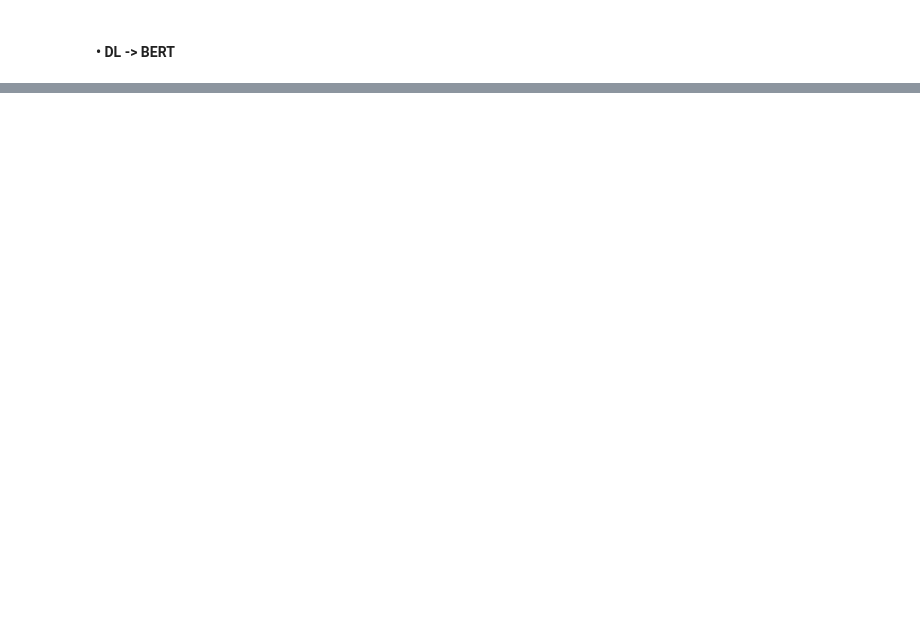
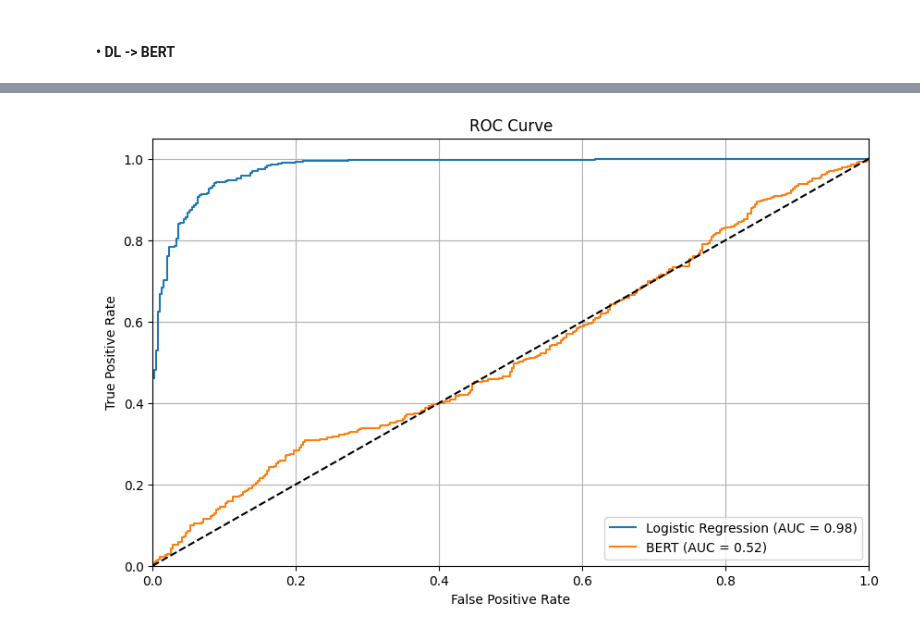
Before and after one commit to Natural-Language-Processing-25/Sentiment-Analysis-of-movie-reviews, a Jupyter notebook: Main.ipynb, the cells around one changed output, grey strips where cells are left out. Drawn from its saved outputs; the diff is of its cells as text; code cells hidden in the pictures; blank space fills up the shorter version.

```diff
--- a/Main.ipynb
+++ b/Main.ipynb
@@ -488,14 +517,12 @@ Test Accuracy: 87.12%
 # %% [markdown]
 #### • DL -> BERT
 # %%
+# Use same train/test split for BERT
+bert_train_texts = train_texts.tolist()
+bert_test_texts = test_texts.tolist()
+bert_train_labels = train_labels.tolist()
+bert_test_labels = test_labels.tolist()
 
-
-# # Use same train/test split for BERT
-# bert_train_texts = train_texts.tolist()
-# bert_test_texts = test_texts.tolist()
-# bert_train_labels = train_labels.tolist()
-# bert_test_labels = test_labels.tolist()
-
-# bert_train_ds = Dataset.from_dict({"text": bert_train_texts, "label": bert_train_labels})
-# bert_test_ds = Dataset.from_dict({"text": bert_test_texts, "label": bert_test_labels})
+bert_train_ds = Dataset.from_dict({"text": bert_train_texts, "label": bert_train_labels})
+bert_test_ds = Dataset.from_dict({"text": bert_test_texts, "label": bert_test_labels})
 # %%
@@ -553,0 +748,63 @@ Test Accuracy: 87.12%
+# %%
+from sklearn.metrics import roc_curve, auc
+from sklearn.linear_model import LogisticRegression
+import matplotlib.pyplot as plt
+import torch
+from transformers import BertForSequenceClassification
+
+# Ensure device is defined
+device = torch.device('cuda' if torch.cuda.is_available() else 'cpu')
+
+# Load the trained BERT model from checkpoint
+# Adjust the checkpoint path based on what’s in ./results (e.g., checkpoint-1600)
+try:
+    bert_model = BertForSequenceClassification.from_pretrained('./results/checkpoint-1600')  # Use the latest checkpoint
+    print("Loaded trained BERT model from checkpoint")
+except:
+    print("Checkpoint not found, initializing a new BERT model (ROC results may be poor)")
+    bert_model = BertForSequenceClassification.from_pretrained('bert-base-uncased', num_labels=2)
+bert_model.to(device)
+
+# Train a Logistic Regression model on TF-IDF features for comparison
+lr_model = LogisticRegression(max_iter=1000)
+lr_model.fit(xtrain_tfidf, train_labels)
+
+# Get probabilities for Logistic Regression
+lr_probs = lr_model.predict_proba(xtest_tfidf)[:, 1]
+
+# Get probabilities for BERT model
+def get_bert_probs(dataset):
+    bert_model.eval()  # Use bert_model instead of model
+    probs = []
+    with torch.no_grad():
+        for batch in torch.utils.data.DataLoader(dataset, batch_size=4):
+            input_ids = batch['input_ids'].to(device)
+            attention_mask = batch['attention_mask'].to(device)
+            outputs = bert_model(input_ids, attention_mask=attention_mask)
+            probs.extend(torch.softmax(outputs.logits, dim=1)[:, 1].cpu().numpy())
+    return probs
+
+bert_probs = get_bert_probs(bert_test_ds)
+
+# Compute ROC curve and AUC for both models
+fpr_lr, tpr_lr, _ = roc_curve(test_labels, lr_probs)
+roc_auc_lr = auc(fpr_lr, tpr_lr)
+
+fpr_bert, tpr_bert, _ = roc_curve(test_labels, bert_probs)
+roc_auc_bert = auc(fpr_bert, tpr_bert)
+
+# Plot ROC curves
+plt.figure(figsize=(10, 6))
+plt.plot(fpr_lr, tpr_lr, label=f'Logistic Regression (AUC = {roc_auc_lr:.2f})')
+plt.plot(fpr_bert, tpr_bert, label=f'BERT (AUC = {roc_auc_bert:.2f})')
+plt.plot([0, 1], [0, 1], 'k--')  # Diagonal line
+plt.xlim([0.0, 1.0])
+plt.ylim([0.0, 1.05])
+plt.xlabel('False Positive Rate')
+plt.ylabel('True Positive Rate')
+plt.title('ROC Curve')
+plt.legend(loc='lower right')
+plt.grid(True)
+plt.savefig('roc_curve.png')
+plt.show()
+# %% [output]
@@ -553,0 +814 @@ Test Accuracy: 87.12%
+[figure, added]
```
Also changed, not shown: parts of 28 cells of this notebook, 25 other files.
